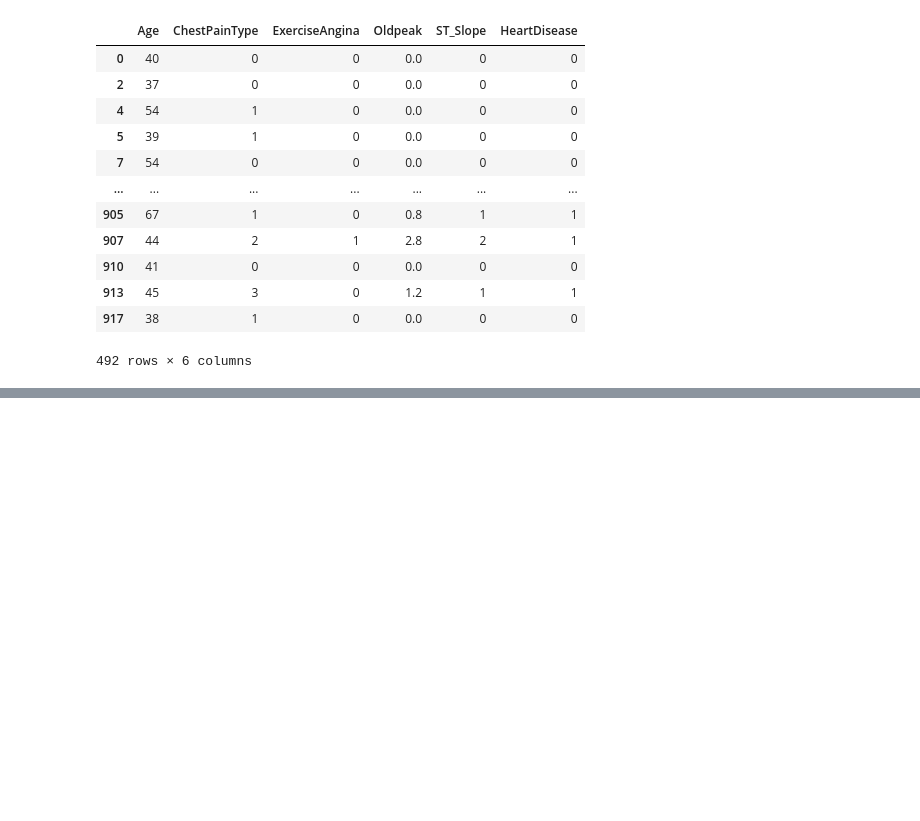
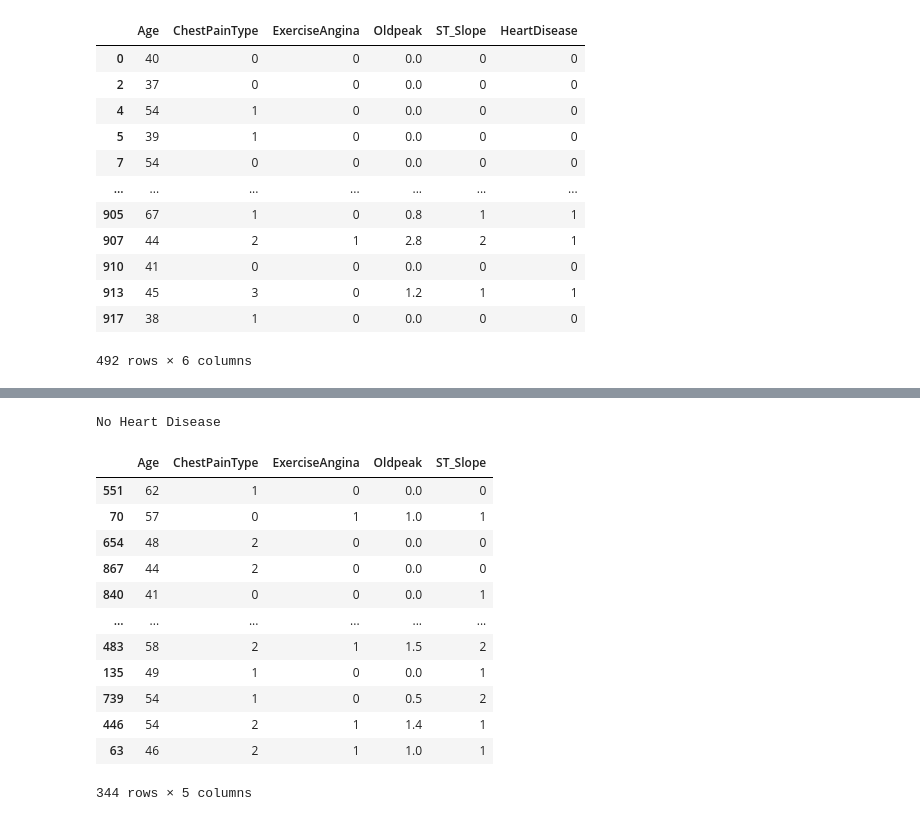
Before and after one commit to Raghav-Mundhara/Sem6_Labs, a Jupyter notebook: AIDS/Project/heart.ipynb, the cells around one changed output, grey strips where cells are left out. Saved outputs shown, nothing was run; the diff lists cells and outputs as text; code cells hidden in the pictures; blank space fills up the shorter version.

```diff
--- a/AIDS/Project/heart.ipynb
+++ b/AIDS/Project/heart.ipynb
@@ -488,0 +515,32 @@ final_data
+# %%
+#Input for prediction
+
+input_data = {'Age': 44, 'ChestPainType': 1, 'ExerciseAngina': 0, 'Oldpeak': 2, 'ST_Slope': 0}
+input_data = pd.DataFrame(input_data, index=[0])
+input_data
+
+#Prediction
+ans=most_acc_model.predict(input_data)
+
+if ans==0:
+    print('No Heart Disease')
+else:
+    print('Heart Disease')
+# %% [output]
+No Heart Disease
+# %%
+new_X_train
+# %% [output]
+|  | Age | ChestPainType | ExerciseAngina | Oldpeak | ST_Slope |
+| 551 | 62 | 1 | 0 | 0.0 | 0 |
+| 70 | 57 | 0 | 1 | 1.0 | 1 |
+| 654 | 48 | 2 | 0 | 0.0 | 0 |
+| 867 | 44 | 2 | 0 | 0.0 | 0 |
+| 840 | 41 | 0 | 0 | 0.0 | 1 |
+| ... | ... | ... | ... | ... | ... |
+| 483 | 58 | 2 | 1 | 1.5 | 2 |
+| 135 | 49 | 1 | 0 | 0.0 | 1 |
+| 739 | 54 | 1 | 0 | 0.5 | 2 |
+| 446 | 54 | 2 | 1 | 1.4 | 1 |
+| 63 | 46 | 2 | 1 | 1.0 | 1 |
+344 rows × 5 columns
```
Also changed, not shown: parts of 7 cells of this notebook, 36 other files.
